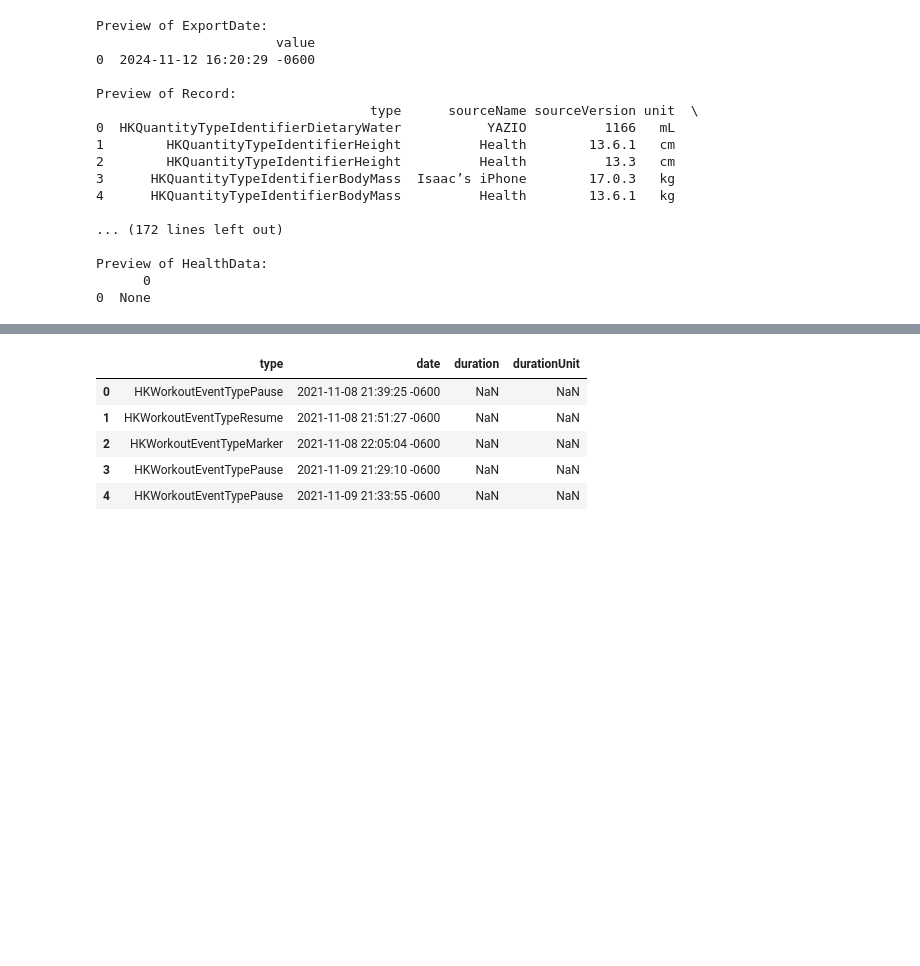
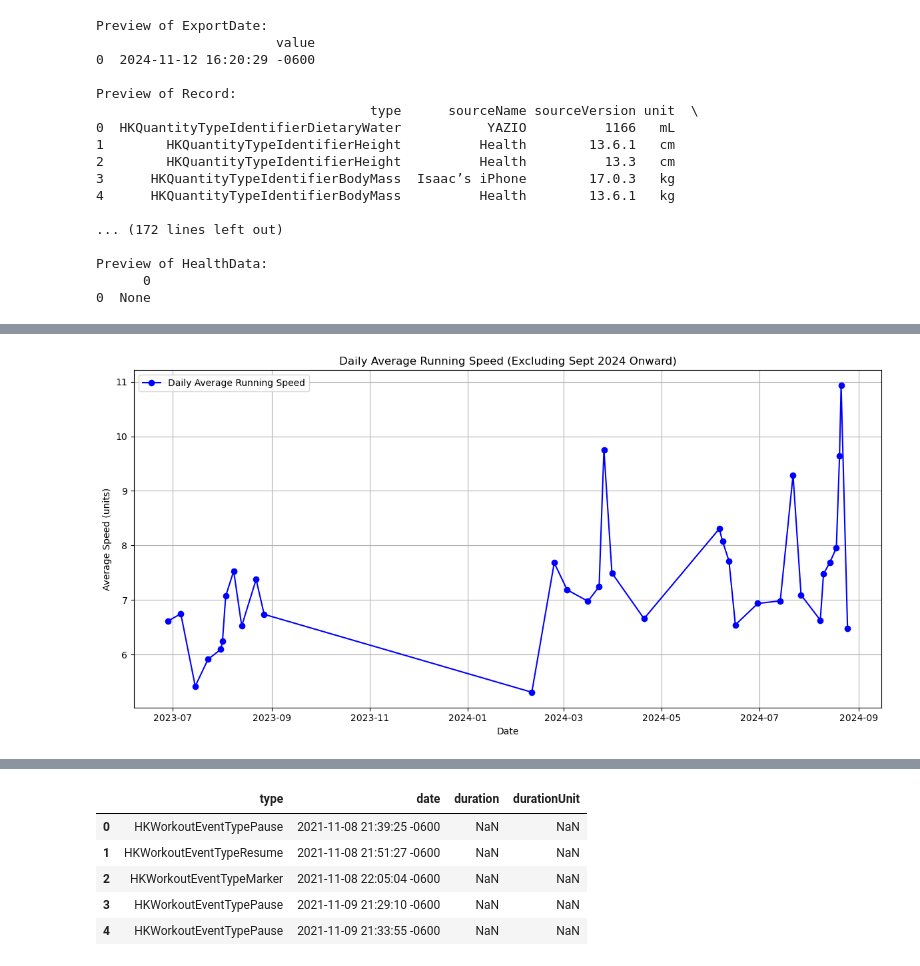
Before and after one commit to Isaacfer49/FitnessAndAI, a Jupyter notebook: EDAfitness.ipynb, the cells around one changed output, grey strips where cells are left out. Saved outputs shown, nothing was run; the diff lists cells and outputs as text; code cells hidden in the pictures; blank space fills up the shorter version.

```diff
--- a/EDAfitness.ipynb
+++ b/EDAfitness.ipynb
@@ -199,0 +217,3 @@ previews['WorkoutStatistics']
+# %%
+target_tag= 'Record'
+record_df = extract_tag_data(file_path, target_tag)
@@ -199,0 +256,5 @@ previews['WorkoutStatistics']
+# %%
+running_speed = record_df[record_df['type'] == 'HKQuantityTypeIdentifierRunningSpeed'].copy()
+# %%
+# Ensure startDate is in datetime format and truncate to YYYY-MM-DD
+running_speed['startDate'] = pd.to_datetime(running_speed['startDate'], errors='coerce').dt.date
@@ -199,0 +277,10 @@ previews['WorkoutStatistics']
+# %%
+# Ensure 'value' column is numeric
+running_speed['value'] = pd.to_numeric(running_speed['value'], errors='coerce')
+
+# Group by 'startDate' and calculate the average of 'value'
+daily_avg_running_speed = (
+    running_speed
+    .groupby('startDate', as_index=False)
+    .agg(avg_value=('value', 'mean'))  # Calculate the average "value" for each day
+)
@@ -199,0 +307,25 @@ previews['WorkoutStatistics']
+# %%
+import datetime
+import matplotlib.pyplot as plt
+
+# Convert the comparison date string to a datetime.date object
+cutoff_date = datetime.date(2024, 9, 1)
+
+# Filter out records from September 2024 onward
+filtered_avg_running_speed = daily_avg_running_speed[
+    daily_avg_running_speed['startDate'] < cutoff_date
+]
+
+# Plotting
+plt.figure(figsize=(12, 6))
+plt.plot(filtered_avg_running_speed['startDate'], filtered_avg_running_speed['avg_value'],
+         label='Daily Average Running Speed', color='blue', marker='o', linestyle='-')
+plt.title("Daily Average Running Speed (Excluding Sept 2024 Onward)")
+plt.xlabel("Date")
+plt.ylabel("Average Speed (units)")
+plt.grid(True)
+plt.legend()
+plt.tight_layout()
+plt.show()
+# %% [output]
+[figure, added]
```
Also changed, not shown: parts of 44 cells of this notebook.
